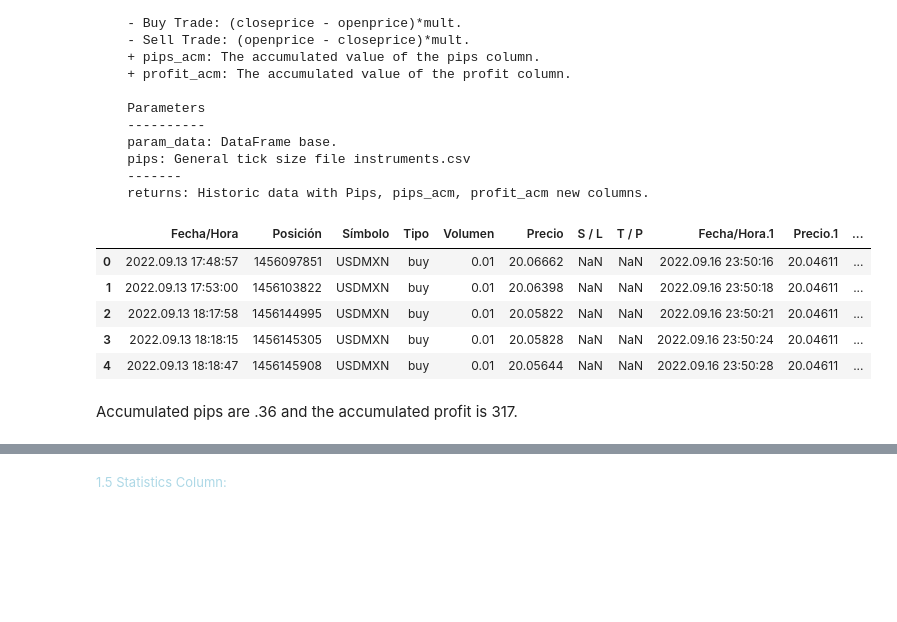
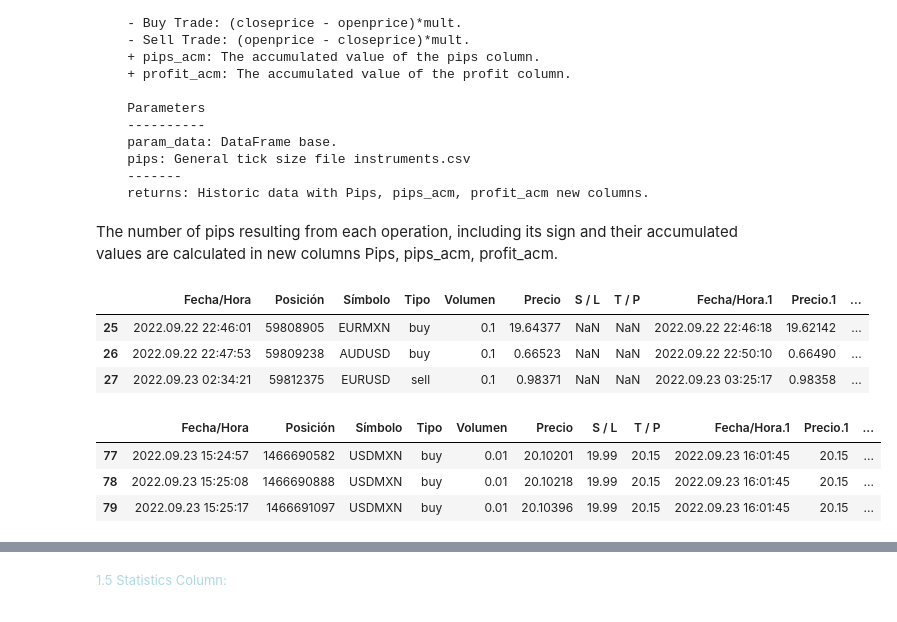
Before and after one commit to EstebanMqz/MyST_LAB_3_E3, a Jupyter notebook: notebook.ipynb, the cells around one changed output, grey strips where cells are left out. Drawn from its saved outputs; the diff is of its cells as text; code cells hidden in the pictures; blank space fills up the shorter version.

```diff
--- a/notebook.ipynb
+++ b/notebook.ipynb
@@ -222,5 +258,6 @@ f_columnas_tiempos(param_data, Open, Close)
 # %%
-fn.f_columnas_tiempos(data_e, data_e['Fecha/Hora'], data_e['Fecha/Hora.1']).head()
+data_e=fn.f_columnas_tiempos(data_e, data_e['Fecha/Hora'], data_e['Fecha/Hora.1'])
+data_e.head(3)
 # %% [output]
 |  | Fecha/Hora | Posición | Símbolo | Tipo | Volumen | Precio | S / L | T / P | Fecha/Hora.1 | Precio.1 | ... |
 | 0 | 2022.09.13 17:48:57 | 1456097851 | USDMXN | buy | 0.01 | 20.06662 | NaN | NaN | 2022.09.16 23:50:16 | 20.04611 | ... |
@@ -274,15 +308,21 @@ f_columnas_pips(param_data, pips)
     pips: General tick size file instruments.csv
     -------
     returns: Historic data with Pips, pips_acm, profit_acm new columns.
+# %% [markdown]
+The number of pips resulting from each operation, including its sign and their accumulated values are calculated in new columns Pips, pips_acm, profit_acm.
+# %%
+data_c=fn.f_columnas_pips(data_c,pips)
+data_c.tail(3)
+# %% [output]
+|  | Fecha/Hora | Posición | Símbolo | Tipo | Volumen | Precio | S / L | T / P | Fecha/Hora.1 | Precio.1 | ... |
+| 25 | 2022.09.22 22:46:01 | 59808905 | EURMXN | buy | 0.1 | 19.64377 | NaN | NaN | 2022.09.22 22:46:18 | 19.62142 | ... |
+| 26 | 2022.09.22 22:47:53 | 59809238 | AUDUSD | buy | 0.1 | 0.66523 | NaN | NaN | 2022.09.22 22:50:10 | 0.66490 | ... |
+| 27 | 2022.09.23 02:34:21 | 59812375 | EURUSD | sell | 0.1 | 0.98371 | NaN | NaN | 2022.09.23 03:25:17 | 0.98358 | ... |
 # %%
 data_e=fn.f_columnas_pips(data_e,pips)
-data_e.head()
+data_e.tail(3)
 # %% [output]
 |  | Fecha/Hora | Posición | Símbolo | Tipo | Volumen | Precio | S / L | T / P | Fecha/Hora.1 | Precio.1 | ... |
-| 0 | 2022.09.13 17:48:57 | 1456097851 | USDMXN | buy | 0.01 | 20.06662 | NaN | NaN | 2022.09.16 23:50:16 | 20.04611 | ... |
-| 1 | 2022.09.13 17:53:00 | 1456103822 | USDMXN | buy | 0.01 | 20.06398 | NaN | NaN | 2022.09.16 23:50:18 | 20.04611 | ... |
-| 2 | 2022.09.13 18:17:58 | 1456144995 | USDMXN | buy | 0.01 | 20.05822 | NaN | NaN | 2022.09.16 23:50:21 | 20.04611 | ... |
-| 3 | 2022.09.13 18:18:15 | 1456145305 | USDMXN | buy | 0.01 | 20.05828 | NaN | NaN | 2022.09.16 23:50:24 | 20.04611 | ... |
-| 4 | 2022.09.13 18:18:47 | 1456145908 | USDMXN | buy | 0.01 | 20.05644 | NaN | NaN | 2022.09.16 23:50:28 | 20.04611 | ... |
+| 77 | 2022.09.23 15:24:57 | 1466690582 | USDMXN | buy | 0.01 | 20.10201 | 19.99 | 20.15 | 2022.09.23 16:01:45 | 20.15 | ... |
+| 78 | 2022.09.23 15:25:08 | 1466690888 | USDMXN | buy | 0.01 | 20.10218 | 19.99 | 20.15 | 2022.09.23 16:01:45 | 20.15 | ... |
+| 79 | 2022.09.23 15:25:17 | 1466691097 | USDMXN | buy | 0.01 | 20.10396 | 19.99 | 20.15 | 2022.09.23 16:01:45 | 20.15 | ... |
-# %% [markdown]
-Accumulated pips are .36 and the accumulated profit is 317.
```
Also changed, not shown: parts of 52 cells of this notebook, 3 other files.
